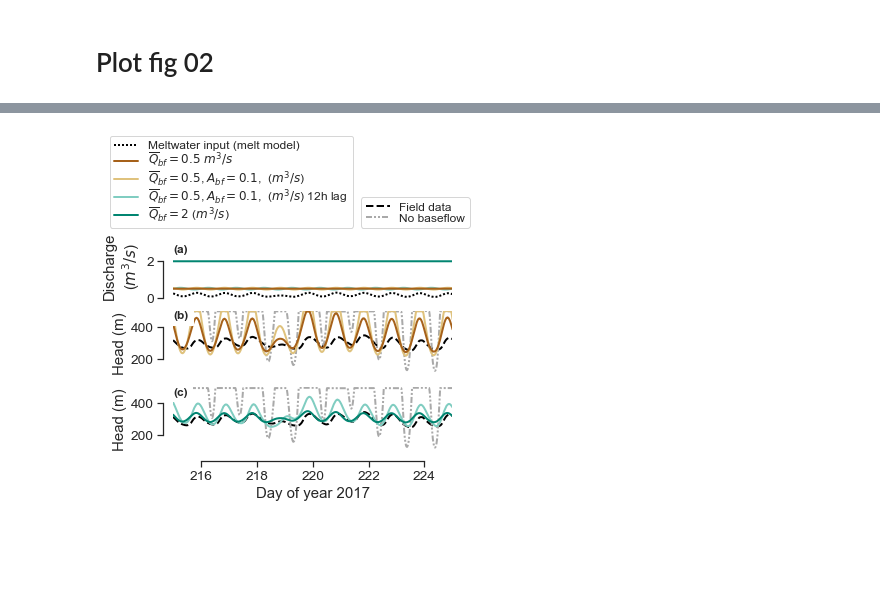
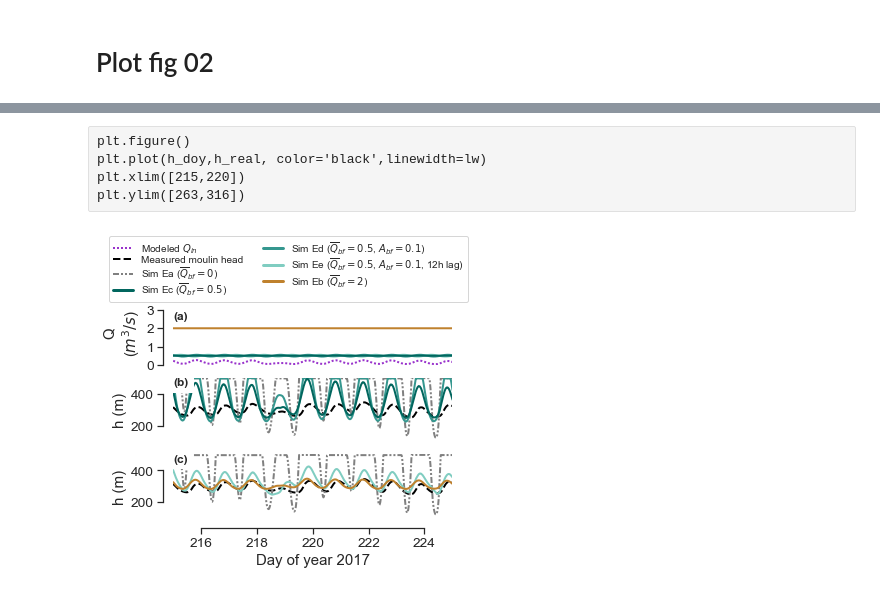
Before and after one commit to cctrunz/ModelRepo_pyMouShBaseflow_paper, a Jupyter notebook: Plot_figures_with_JEME.ipynb, the cells around one changed output, grey strips where cells are left out. Saved outputs shown, nothing was run; the diff lists cells and outputs as text; code cells hidden in the pictures; blank space fills up the shorter version.

```diff
--- a/Plot_figures_with_JEME.ipynb
+++ b/Plot_figures_with_JEME.ipynb
@@ -441,35 +602,35 @@ picklefile.close()
 Use pickled data if possible
 # %%
 
-picklefile = open('cylinder10_TC', 'rb')
+picklefile = open('Pickles_TC/cylinder10_TC', 'rb')
 cylinder10 = pickle.load(picklefile)
 picklefile.close()
 
-picklefile = open('cylinder1_TC', 'rb')
+picklefile = open('Pickles_TC/cylinder1_TC', 'rb')
 cylinder1 = pickle.load(picklefile)
 picklefile.close()
 
-picklefile = open('bf0_fix_TC', 'rb')
+picklefile = open('Pickles_TC/bf0_fix_TC', 'rb')
 bf0_fix = pickle.load(picklefile)
 picklefile.close()
 
-picklefile = open('bf1_fix_TC', 'rb')
+picklefile = open('Pickles_TC/bf1_fix_TC', 'rb')
 bf1_fix = pickle.load(picklefile)
 picklefile.close()
 
-picklefile = open('bf3_fix_TC', 'rb')
+picklefile = open('Pickles_TC/bf3_fix_TC', 'rb')
 bf3_fix = pickle.load(picklefile)
 picklefile.close()
 
-picklefile = open('bf2_fix_TC', 'rb')
+picklefile = open('Pickles_TC/bf2_fix_TC', 'rb')
 bf2_fix = pickle.load(picklefile)
 picklefile.close()
 
-picklefile = open('bf1_osc_TC', 'rb')
+picklefile = open('Pickles_TC/bf1_osc_TC', 'rb')
 bf1_osc = pickle.load(picklefile)
 picklefile.close()
 
-picklefile = open('bf1_osc_shift_TC', 'rb')
+picklefile = open('Pickles_TC/bf1_osc_shift_TC', 'rb')
 bf1_osc_shift = pickle.load(picklefile)
 picklefile.close()
 # %% [markdown]
@@ -705,3 +840,8 @@ plt.ylim([263,316])
+# %% [raw]
+plt.figure()
+plt.plot(h_doy,h_real, color='black',linewidth=lw)
+plt.xlim([215,220])
+plt.ylim([263,316])
 # %%
 # CREATE COLOR PALETTE
 green_colorblind =  [0.00784313725490196, 0.6196078431372549, 0.45098039215686275]
@@ -710,13 +850,7 @@ green_colorblind =  [0.00784313725490196, 0.6196078431372549, 0.4509803921568627
 palette = sns.cubehelix_palette(n_colors=10, start=1.5, rot=1, gamma=1.5, hue=1,
                                 dark=0.2, light=0.9, reverse=True)
 
-color= ['#a6611a','#dfc27d','#80cdc1','#018571']
-#8c510a
-#d8b365
-#f6e8c3
-#c7eae5
-#5ab4ac
-#01665e
+
 
 # sns.palplot(palette_lag)
 # sns.palplot(palette_mean)
@@ -733,76 +867,85 @@ fig, ax = plt.subplots(3, figsize=(5,4))
 
 
 ax[0].plot(bf1_osc_shift.time_day, bf1_osc_shift.dict['meltwater_input_moulin'],
-           label='Meltwater input (melt model)', color='black',linewidth=lw, linestyle=(0, (1, 1)))
+           label='Meltwater input (melt model)', color=c_input,linewidth=lw, linestyle=ls_input)
 ax[0].set_ylim([0.1,0.5])
 ax[0].plot(bf1_fix.time_day, bf1_fix.dict['subglacial_baseflow'],
-           label='$\overline{Q}_{bf}=0.5$ $m^3/s$', color=color[0],linewidth=lw,zorder=3)#palette[5]
+           label='$\overline{Q}_{bf}=0.5$ $m^3/s$', color=c_fix,linewidth=lw,zorder=3)#palette[5]
 ax[0].plot(bf1_osc.time_day, bf1_osc.dict['subglacial_baseflow'],
-           label='$\overline{Q}_{bf}=0.5$, $A_{bf}=0.1$,  ($m^3/s$)',color=color[1],linewidth=lw)#
+           label='$\overline{Q}_{bf}=0.5$, $A_{bf}=0.1$,  ($m^3/s$)',color=c_osc,linewidth=lw)#
 ax[0].plot(bf1_osc_shift.time_day, bf1_osc_shift.dict['subglacial_baseflow'],
-           label='$\overline{Q}_{bf}=0.5$, $A_{bf}=0.1$,  ($m^3/s$) 12h lag ', color=color[2],linewidth=lw,zorder=0)#palette[6]
+           label='$\overline{Q}_{bf}=0.5$, $A_{bf}=0.1$,  ($m^3/s$) 12h lag ', color=c_lag,linewidth=lw,zorder=0)#palette[6]
 ax[0].plot(bf2_fix.time_day, bf2_fix.dict['subglacial_baseflow'],
-           label='$\overline{Q}_{bf}=2$ ($m^3/s$)',color=color[3],linewidth=lw,zorder=0)#palette[8]
+           label='$\overline{Q}_{bf}=2$ ($m^3/s$)',color=c_2,linewidth=lw,zorder=0)#palette[8]
 
 
 #plot preferences
-ax[0].legend(loc=3, prop={'size': size_legend}, bbox_to_anchor=(-0.25, 1),labelspacing=0)
+#ax[0].legend(loc=3, prop={'size': size_legend}, bbox_to_anchor=(-0.25, 1),labelspacing=0)
 ax[0].set_xlim(xlim)
 ax[0].set_ylim([0,3.5])
-ax[0].set_ylabel('Discharge\n($m^3/s$)')
+ax[0].set_yticks([0,1,2,3])
+ax[0].set_ylabel('Q\n($m^3/s$)')
 
 
 #plot base head
 ax[1].plot(h_doy,h_real,label='Field data', color='black',linewidth=lw, linestyle='--')
-ax[1].plot(bf0_fix.time_day, bf0_fix.dict['head'], label='No baseflow', color='darkgray',linewidth=lw, linestyle=(0, (3, 1, 1, 1, 1, 1)))
+ax[1].plot(bf0_fix.time_day, bf0_fix.dict['head'], label='No baseflow', color=c_0,linewidth=lw, linestyle=(0, (3, 1, 1, 1, 1, 1)))
 #plot head with lag
-ax[1].plot(bf1_osc.time_day, bf1_osc.dict['head'], color=color[1],linewidth=lw)
-ax[1].plot(bf1_fix.time_day, bf1_fix.dict['head'], color=color[0],linewidth=lw)
+ax[1].plot(bf1_osc.time_day, bf1_osc.dict['head'], color=c_osc,linewidth=lw)
+ax[1].plot(bf1_fix.time_day, bf1_fix.dict['head'], color=c_fix,linewidth=lw)
 #ax[1].plot(bf1_osc_shift.time_day, bf1_osc_shift.dict['head'], color=palette[6],linewidth=lw)
 #plot preferences
-ax[1].legend(loc=3, prop={'size': size_legend},bbox_to_anchor=(0.65, 2.2),labelspacing=0)
+#ax[1].legend(loc=3, prop={'size': size_legend},bbox_to_anchor=(0.65, 2.2),labelspacing=0)
 ax[1].set_xlim(xlim)
 ax[1].set_ylim(ylim_head)
-ax[1].set_ylabel('Head (m)')
+ax[1].set_ylabel('h (m)')
 
 
 
 
 #COMPARE mean BASEFLOW
 
 #plot base head
 ax[2].plot(h_doy,h_real, color='black',linewidth=lw, linestyle='--')
-ax[2].plot(bf0_fix.time_day, bf0_fix.dict['head'], color='darkgray',linewidth=lw,
+ax[2].plot(bf0_fix.time_day, bf0_fix.dict['head'], color=c_0,linewidth=lw,
            linestyle=(0, (3, 1, 1, 1, 1, 1)))
 #plot head with lag
-ax[2].plot(bf1_osc_shift.time_day, bf1_osc_shift.dict['head'], color=color[2],linewidth=lw)
-ax[2].plot(bf2_fix.time_day, bf2_fix.dict['head'], color=color[3],linewidth=lw)
+ax[2].plot(bf1_osc_shift.time_day, bf1_osc_shift.dict['head'], color=c_lag,linewidth=lw)
+ax[2].plot(bf2_fix.time_day, bf2_fix.dict['head'], color=c_2,linewidth=lw)
 
 #plot preferences
 ax[2].set_xlim(xlim)
 ax[2].set_ylim(ylim_head)
-ax[2].set_ylabel('Head (m)')
+ax[2].set_ylabel('h (m)')
 ax[2].set_xlabel('Day of year 2017')
 
 #COMPARE baseflow and Qin
 
 sns.despine(offset=10,trim=True)
 sns.despine(ax=ax[0],bottom=True)
 sns.despine(ax=ax[1],bottom=True)
 ax[0].set_xticks([])
 ax[1].set_xticks([])
 
 #letters
 ax[0].text(215,2.5,'(a)',fontsize=12, weight='bold', bbox=dict(facecolor='white', edgecolor='white'))
 ax[1].text(215,450,'(b)',fontsize=12, weight='bold', bbox=dict(facecolor='white', edgecolor='white'))
 ax[2].text(215,450,'(c)',fontsize=12, weight='bold', bbox=dict(facecolor='white', edgecolor='white'))
 
-
+#legend
+elements = [Line2D([0], [0], color=c_input, ls=ls_input, lw=2, label='Modeled $Q_{in}$'),
+            Line2D([0], [0], color='black', ls=ls_hreal, lw=2, label='Measured moulin head'),
+            Line2D([0], [0], color=c_0, lw=2, ls=ls_0, label='Sim Ea ($\overline{Q}_{bf}=0$)'),
+            Line2D([0], [0], color=c_fix, lw=3, label='Sim Ec ($\overline{Q}_{bf}=0.5$)'),
+            Line2D([0], [0], color=c_osc, lw=3, label='Sim Ed ($\overline{Q}_{bf}=0.5$, $A_{bf}=0.1$)'),
+            Line2D([0], [0], color=c_lag, lw=3, label='Sim Ee ($\overline{Q}_{bf}=0.5$, $A_{bf}=0.1$, 12h lag)'),
+            Line2D([0], [0], color=c_2, lw=3, label='Sim Eb ($\overline{Q}_{bf}=2$) ')]
+ax[0].legend(handles=elements, loc=2, bbox_to_anchor=(-0.25, 2.1), labelspacing=0,  prop={'size': 10},ncol=2)
 
 
 plt.savefig('Figure_TC/compare_bf_short.pdf',bbox_inches='tight')
 # %% [output]
-[figure, old version]
+[figure, new version]
 # %%
 sns.set_theme(style="ticks", font_scale=1.25)
 #palette = sns.cubehelix_palette(n_colors=4, start=1.5, rot=1, gamma=1.5, hue=1,
```
Also changed, not shown: parts of 16 cells of this notebook, 1 other file.
